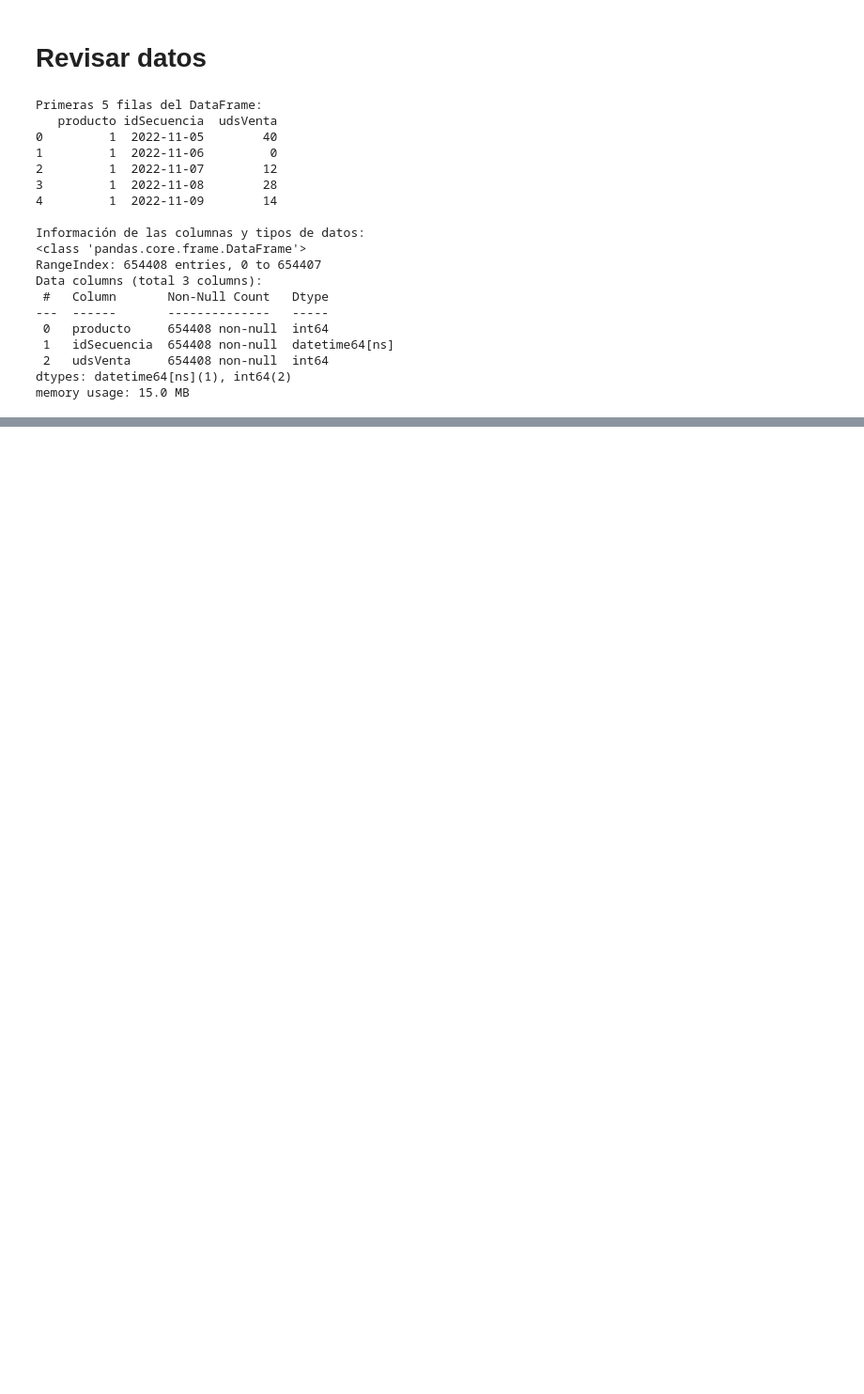
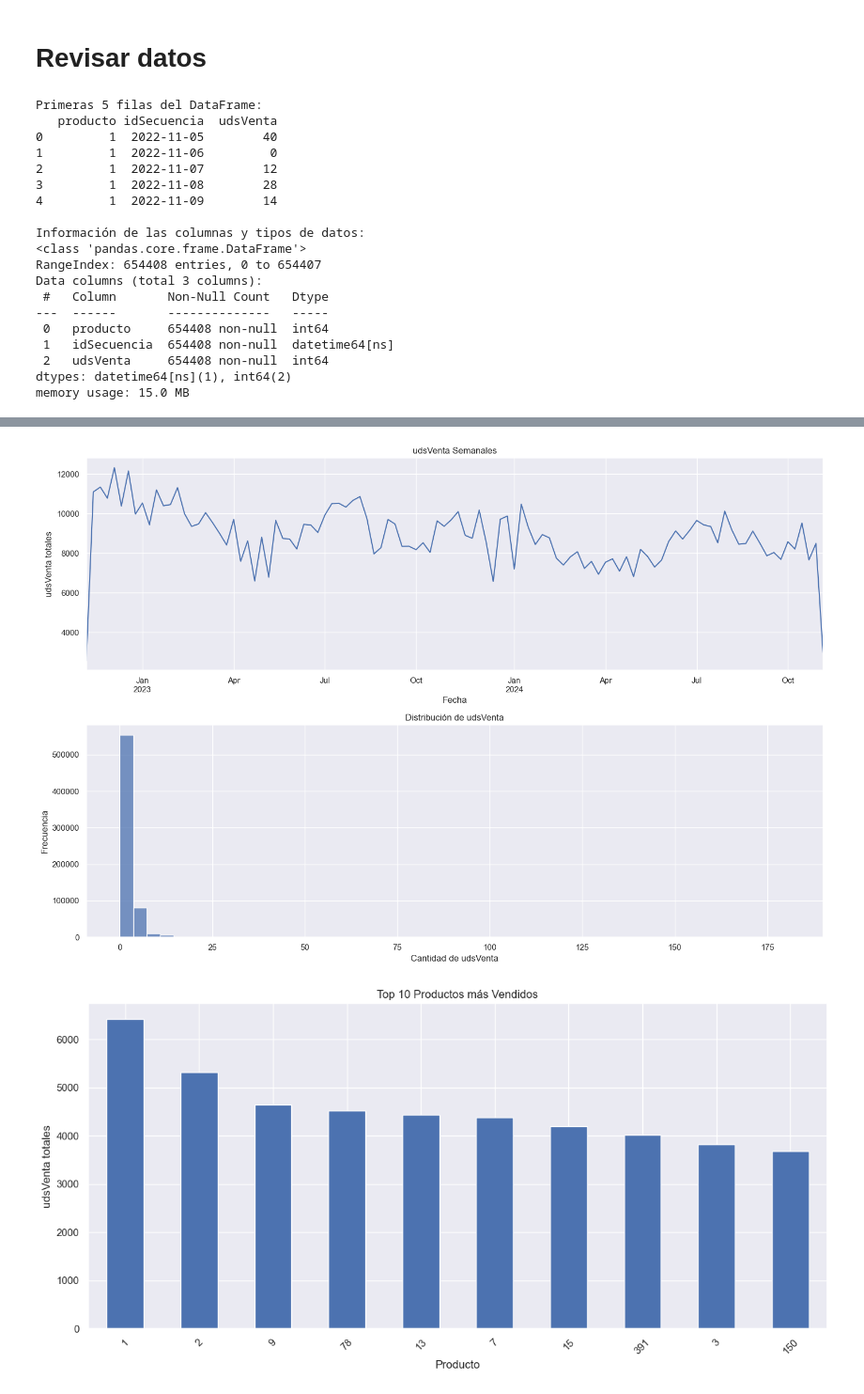
Before and after one commit to jmorala/TFMDS, a Jupyter notebook: cuadernos/01_exploracion_datos.ipynb, the cells around one changed output, grey strips where cells are left out. Shown at 94% size. Saved outputs shown, nothing was run; the diff lists cells and outputs as text; code cells hidden in the pictures; blank space fills up the shorter version.

```diff
--- a/cuadernos/01_exploracion_datos.ipynb
+++ b/cuadernos/01_exploracion_datos.ipynb
@@ -96,0 +172,12 @@ El número de productos es 894 y tienen 732 lecturas cada uno
+# %%
+# 3. Análisis por producto
+# Top 10 productos más vendidos
+print("Top 10 productos con más udsVenta totales:")
+udsVenta_por_producto = df.groupby('producto')['udsVenta'].sum().sort_values(ascending=False)
+print(udsVenta_por_producto.head(10))
+
+# Estadísticas por producto
+print("\nEstadísticas por producto:")
+stats_productos = df.groupby('producto')['udsVenta'].agg(['mean', 'std', 'min', 'max'])
+print("\nResumen estadístico de los 5 productos más vendidos:")
+print(stats_productos.loc[udsVenta_por_producto.head().index])
@@ -96,0 +202,38 @@ El número de productos es 894 y tienen 732 lecturas cada uno
+# %%
+# 4. Visualizaciones
+import matplotlib.pyplot as plt
+import seaborn as sns
+
+# Configuración de estilo usando seaborn (más robusto que plt.style.use('seaborn'))
+sns.set_theme(style='darkgrid')
+
+plt.figure(figsize=(15, 10))
+
+# Gráfico de udsVenta a lo largo del tiempo
+plt.subplot(2, 1, 1)
+df_temporal['udsVenta'].resample('W').sum().plot(title='udsVenta Semanales')
+plt.xlabel('Fecha')
+plt.ylabel('udsVenta totales')
+
+# Distribución de udsVenta
+plt.subplot(2, 1, 2)
+sns.histplot(data=df, x='udsVenta', bins=50, kde=False)
+plt.title('Distribución de udsVenta')
+plt.xlabel('Cantidad de udsVenta')
+plt.ylabel('Frecuencia')
+
+plt.tight_layout()
+plt.show()
+
+# Gráfico de los 10 productos más vendidos
+plt.figure(figsize=(12, 6))
+udsVenta_por_producto.head(10).plot(kind='bar')
+plt.title('Top 10 Productos más Vendidos')
+plt.xlabel('Producto')
+plt.ylabel('udsVenta totales')
+plt.xticks(rotation=45)
+plt.tight_layout()
+plt.show()
+# %% [output]
+[figure, added]
+[figure, added]
```
Also changed, not shown: parts of 7 cells of this notebook, 1 other file.
